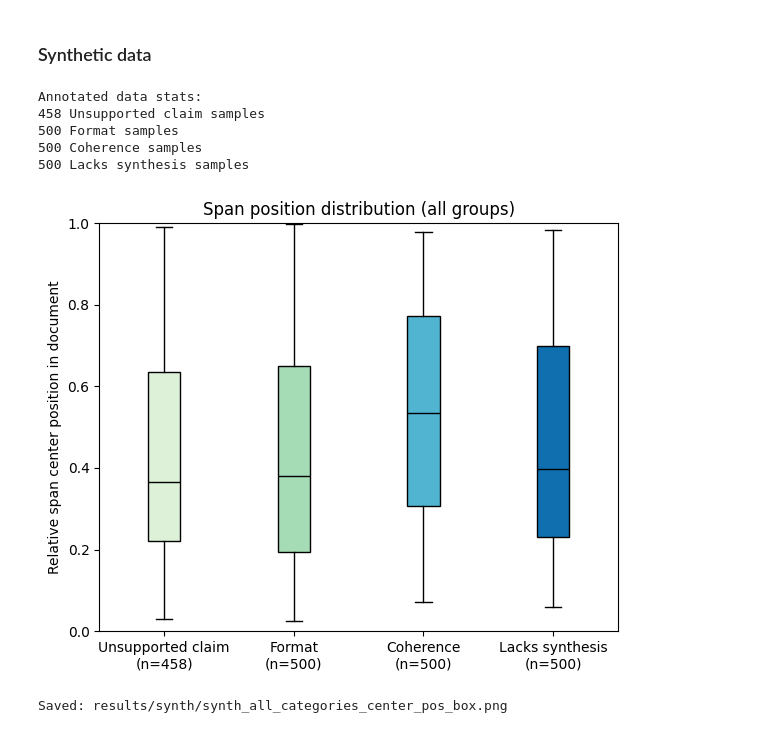
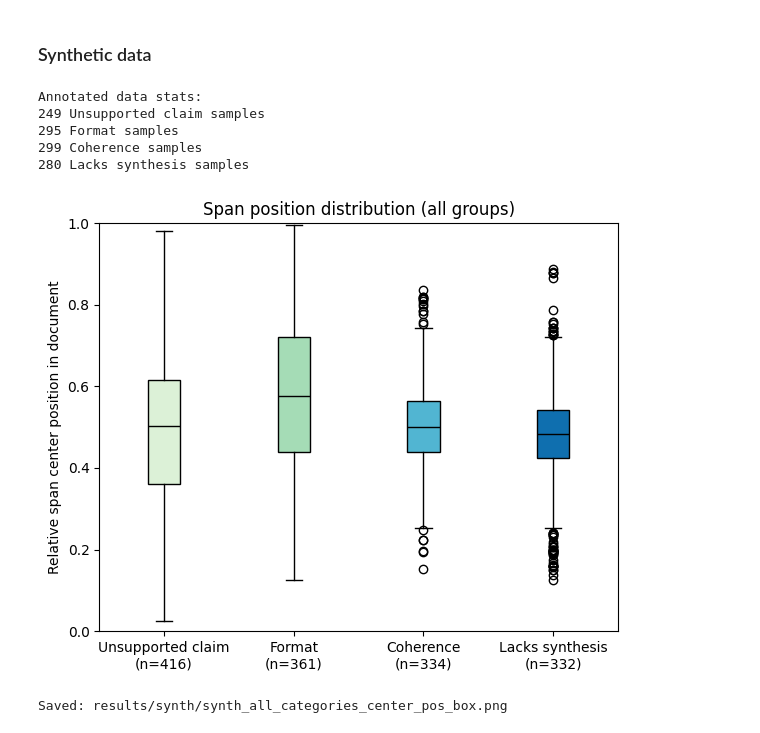
Before and after one commit to AerdnaNami/citation_evaluation, a Jupyter notebook: code/synthetic_sampling/evaluation/eval_synth_samples.ipynb, the cells around one changed output. Drawn from its saved outputs; the diff is of its cells as text; code cells hidden in the pictures.

```diff
--- a/code/synthetic_sampling/evaluation/eval_synth_samples.ipynb
+++ b/code/synthetic_sampling/evaluation/eval_synth_samples.ipynb
@@ -133,10 +133,10 @@ def save_split(split: dict, path: str):
 # %%
 import json
 
-with open("../for_synth_sampling.json", 'r') as f:
+with open("../samples/for_synth_sampling.json", 'r') as f:
     for_synth_data = json.load(f)
 
-with open("../for_eval.json", 'r') as f:
+with open("../samples/for_eval.json", 'r') as f:
     for_eval = json.load(f)
 
 total_data = for_synth_data | for_eval
@@ -442,7 +439,7 @@ with open(f"results/real/{filename}", 'w') as f:
 # %% [markdown]
 ### Synthetic data
 # %%
-path ="../synthetic_samples_3.json"
+path ="../samples/synthetic_samples_complete.json"
 
 categories = ['lacks_synthesis', 'unsupported_claim', 'format', 'coherence']
 
@@ -456,22 +453,60 @@ for category in categories:
     print(f"{len(synth_data[category])} {category} samples")
 # %% [output]
 Annotated data stats:
-458 Unsupported claim samples
-500 Format samples
-500 Coherence samples
-500 Lacks synthesis samples
+249 Unsupported claim samples
+295 Format samples
+299 Coherence samples
+280 Lacks synthesis samples
 # %%
+import json
+import os
+
 categories = ['Unsupported claim', 'Format', 'Coherence', 'Lacks synthesis']
 stats_per_category = {}
 hists = {}
 
+with open("../samples/synthetic_samples_complete.json", "r", encoding="utf-8") as f:
+    synth_data = json.load(f)
+
 for category in categories:
-    stats_per_category[category] = position_stats(synth_data[category], doc_key='document')
-    hists[category] = position_box(synth_data[category], doc_key='document')
+    flat_samples = []
 
-plot_position_boxplot_all(hists, group_name='Category', folder='synth', filename="synth_all_categories_center_pos_box.png")
+    for doc_entry in synth_data.get(category, []):
+        doc_text = doc_entry.get("document") or doc_entry.get("full_text")
+        if not isinstance(doc_text, str) or not doc_text.strip():
+            continue
+
+        for span_entry in doc_entry.get("spans", []):
+            start = span_entry["start"]
+            end = span_entry["end"]
+
+            flat_samples.append({
+                "document": doc_text,
+                "start": start,
+                "end": end,
+            })
+
+    stats_per_category[category] = position_stats(
+        flat_samples,
+        doc_key='document',
+        start_key='start',
+        end_key='end'
+    )
+    hists[category] = position_box(
+        flat_samples,
+        doc_key='document',
+        start_key='start',
+        end_key='end'
+    )
+
+plot_position_boxplot_all(
+    hists,
+    group_name='Category',
+    folder='synth',
+    filename="synth_all_categories_center_pos_box.png"
+)
 # %% [output]
-[figure, old version]
+[figure, new version]
 Saved: results/synth/synth_all_categories_center_pos_box.png
 # %%
 synth_length_per_category = {}
```
Also changed, not shown: parts of 2 cells of this notebook, 56 other files.
